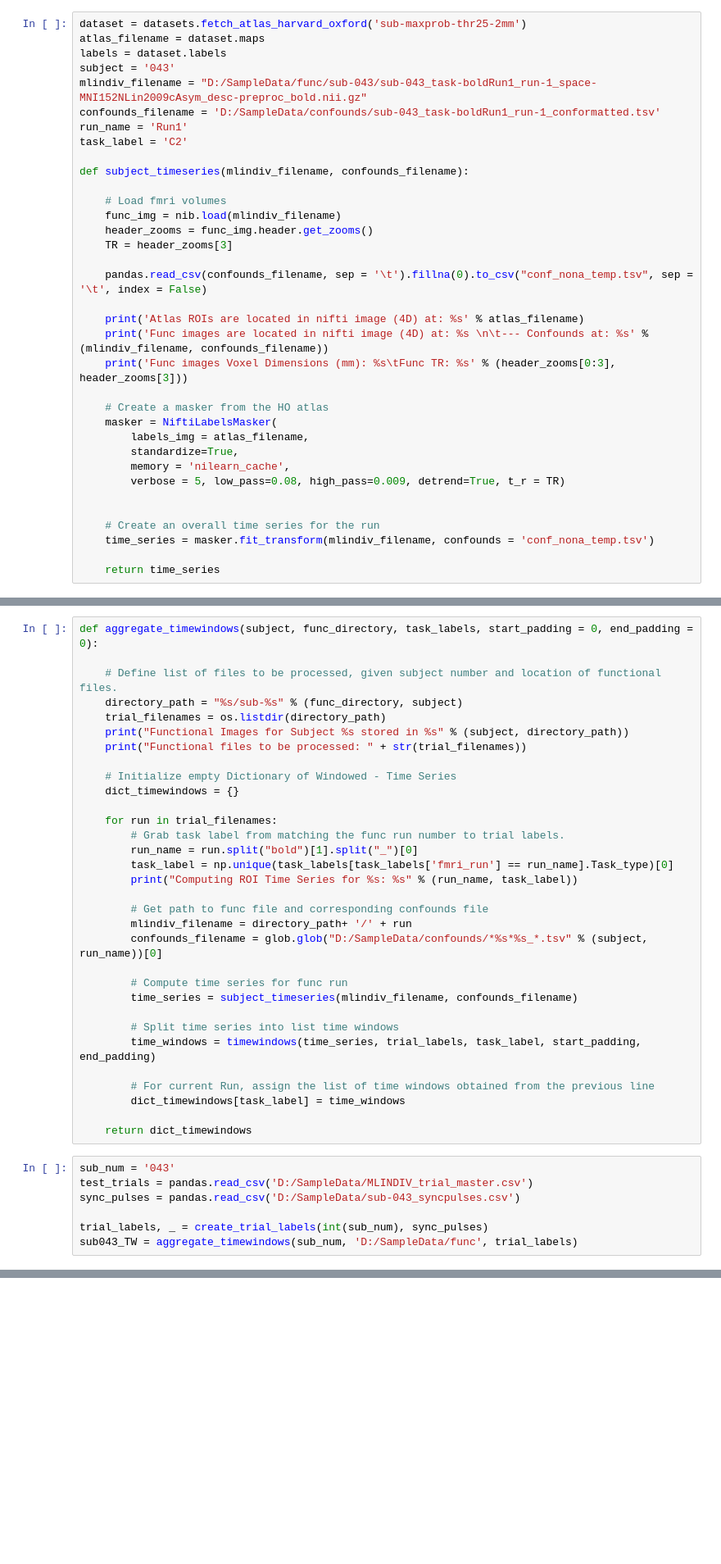
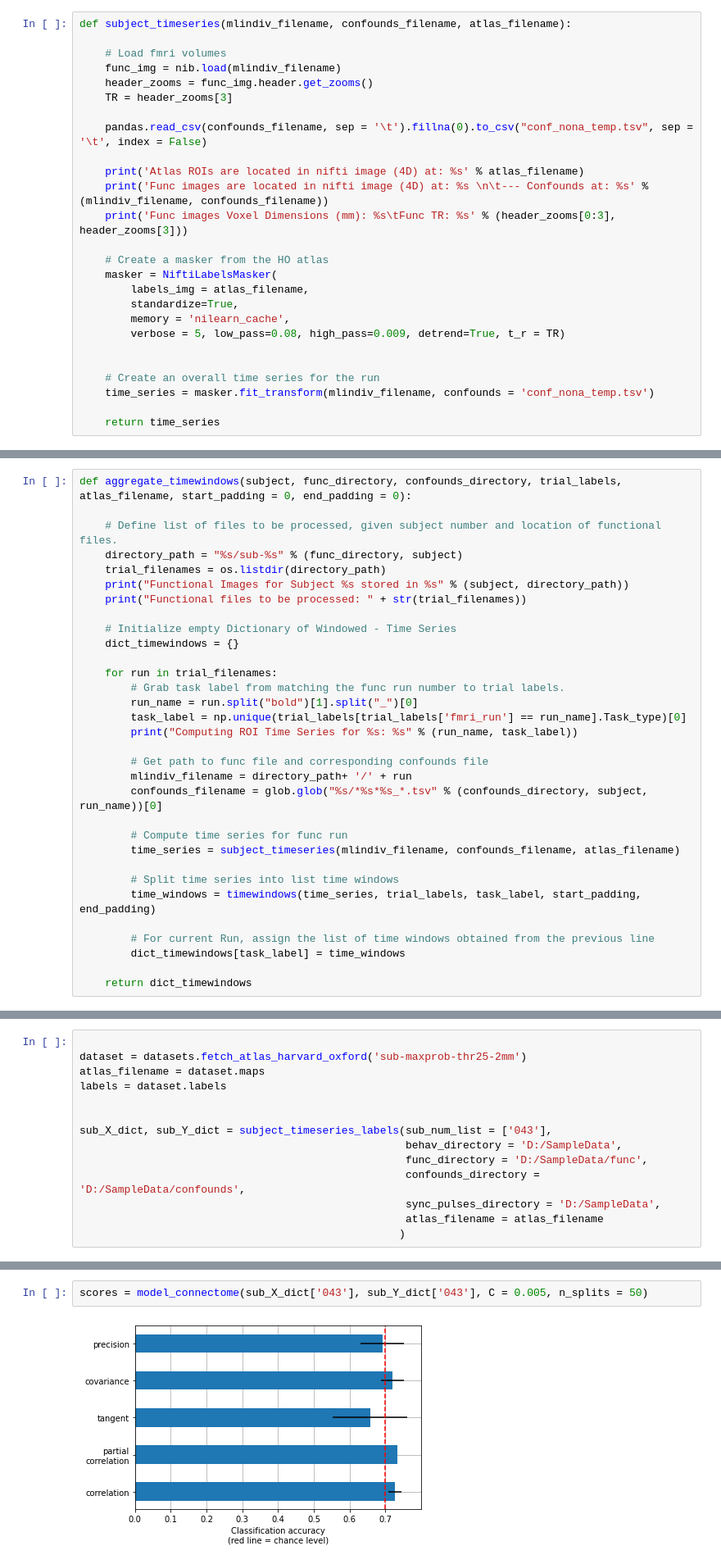
Before and after one commit to rwoodry/MLINDIV, a Jupyter notebook: machinelearning/MLINDIV_FC_TestTrials.ipynb, the cells around one changed output, grey strips where cells are left out. Shown at 82% size. Drawn from its saved outputs; the diff is of its cells as text; blank space fills up the shorter version.

```diff
--- a/machinelearning/MLINDIV_FC_TestTrials.ipynb
+++ b/machinelearning/MLINDIV_FC_TestTrials.ipynb
@@ -143,14 +82,5 @@ Then, for each time window, we will apply an atlas to define regions of interest
 # %%
-dataset = datasets.fetch_atlas_harvard_oxford('sub-maxprob-thr25-2mm')
-atlas_filename = dataset.maps
-labels = dataset.labels
-subject = '043'
-mlindiv_filename = "D:/SampleData/func/sub-043/sub-043_task-boldRun1_run-1_space-MNI152NLin2009cAsym_desc-preproc_bold.nii.gz"
-confounds_filename = 'D:/SampleData/confounds/sub-043_task-boldRun1_run-1_conformatted.tsv'
-run_name = 'Run1'
-task_label = 'C2'
-
-def subject_timeseries(mlindiv_filename, confounds_filename):
+def subject_timeseries(mlindiv_filename, confounds_filename, atlas_filename):
 
     # Load fmri volumes
     func_img = nib.load(mlindiv_filename)
@@ -229,5 +132,5 @@ Run C2 Trial #8 shape: (56, 21)
 # %%
-def aggregate_timewindows(subject, func_directory, task_labels, start_padding = 0, end_padding = 0):
+def aggregate_timewindows(subject, func_directory, confounds_directory, trial_labels, atlas_filename, start_padding = 0, end_padding = 0):
 
     # Define list of files to be processed, given subject number and location of functional files.
     directory_path = "%s/sub-%s" % (func_directory, subject)
@@ -241,15 +144,15 @@ def aggregate_timewindows(subject, func_directory, task_labels, start_padding =
     for run in trial_filenames:
         # Grab task label from matching the func run number to trial labels.
         run_name = run.split("bold")[1].split("_")[0]
-        task_label = np.unique(task_labels[task_labels['fmri_run'] == run_name].Task_type)[0]
+        task_label = np.unique(trial_labels[trial_labels['fmri_run'] == run_name].Task_type)[0]
         print("Computing ROI Time Series for %s: %s" % (run_name, task_label))
 
         # Get path to func file and corresponding confounds file
         mlindiv_filename = directory_path+ '/' + run
-        confounds_filename = glob.glob("D:/SampleData/confounds/*%s*%s_*.tsv" % (subject, run_name))[0]
+        confounds_filename = glob.glob("%s/*%s*%s_*.tsv" % (confounds_directory, subject, run_name))[0]
 
         # Compute time series for func run
-        time_series = subject_timeseries(mlindiv_filename, confounds_filename)
+        time_series = subject_timeseries(mlindiv_filename, confounds_filename, atlas_filename)
 
         # Split time series into list time windows
         time_windows = timewindows(time_series, trial_labels, task_label, start_padding, end_padding)
@@ -258,10 +161,3 @@ def aggregate_timewindows(subject, func_directory, task_labels, start_padding =
         dict_timewindows[task_label] = time_windows
 
     return dict_timewindows
-# %%
-sub_num = '043'
-test_trials = pandas.read_csv('D:/SampleData/MLINDIV_trial_master.csv')
-sync_pulses = pandas.read_csv('D:/SampleData/sub-043_syncpulses.csv')
-
-trial_labels, _ = create_trial_labels(int(sub_num), sync_pulses)
-sub043_TW = aggregate_timewindows(sub_num, 'D:/SampleData/func', trial_labels)
@@ -361,0 +270,14 @@ plt.tight_layout()
+# %%
+
+dataset = datasets.fetch_atlas_harvard_oxford('sub-maxprob-thr25-2mm')
+atlas_filename = dataset.maps
+labels = dataset.labels
+
+
+sub_X_dict, sub_Y_dict = subject_timeseries_labels(sub_num_list = ['043'],
+                                                   behav_directory = 'D:/SampleData',
+                                                   func_directory = 'D:/SampleData/func',
+                                                   confounds_directory = 'D:/SampleData/confounds',
+                                                   sync_pulses_directory = 'D:/SampleData',
+                                                   atlas_filename = atlas_filename
+                                                  )
@@ -361,0 +305,4 @@ plt.tight_layout()
+# %%
+scores = model_connectome(sub_X_dict['043'], sub_Y_dict['043'], C = 0.005, n_splits = 50)
+# %% [output]
+[figure, added]
```
Also changed, not shown: parts of 33 cells of this notebook.
